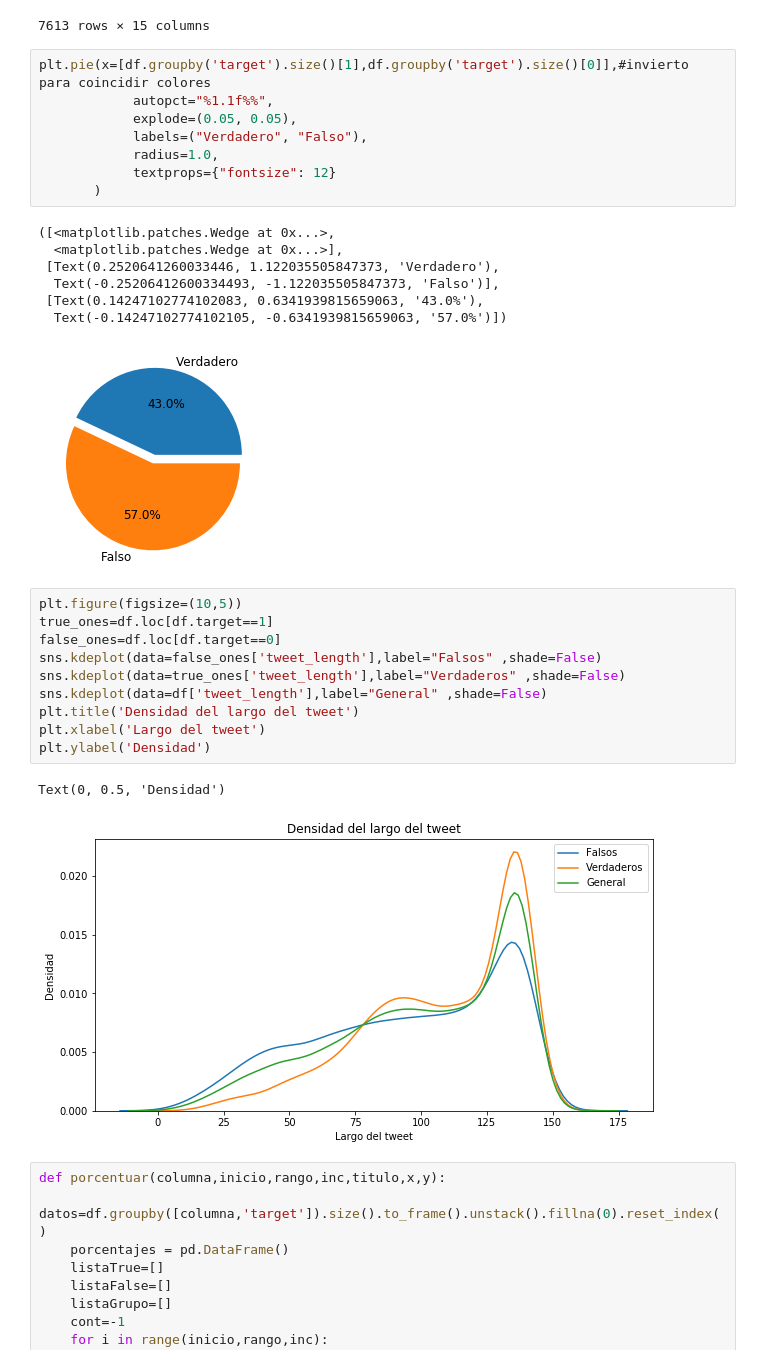
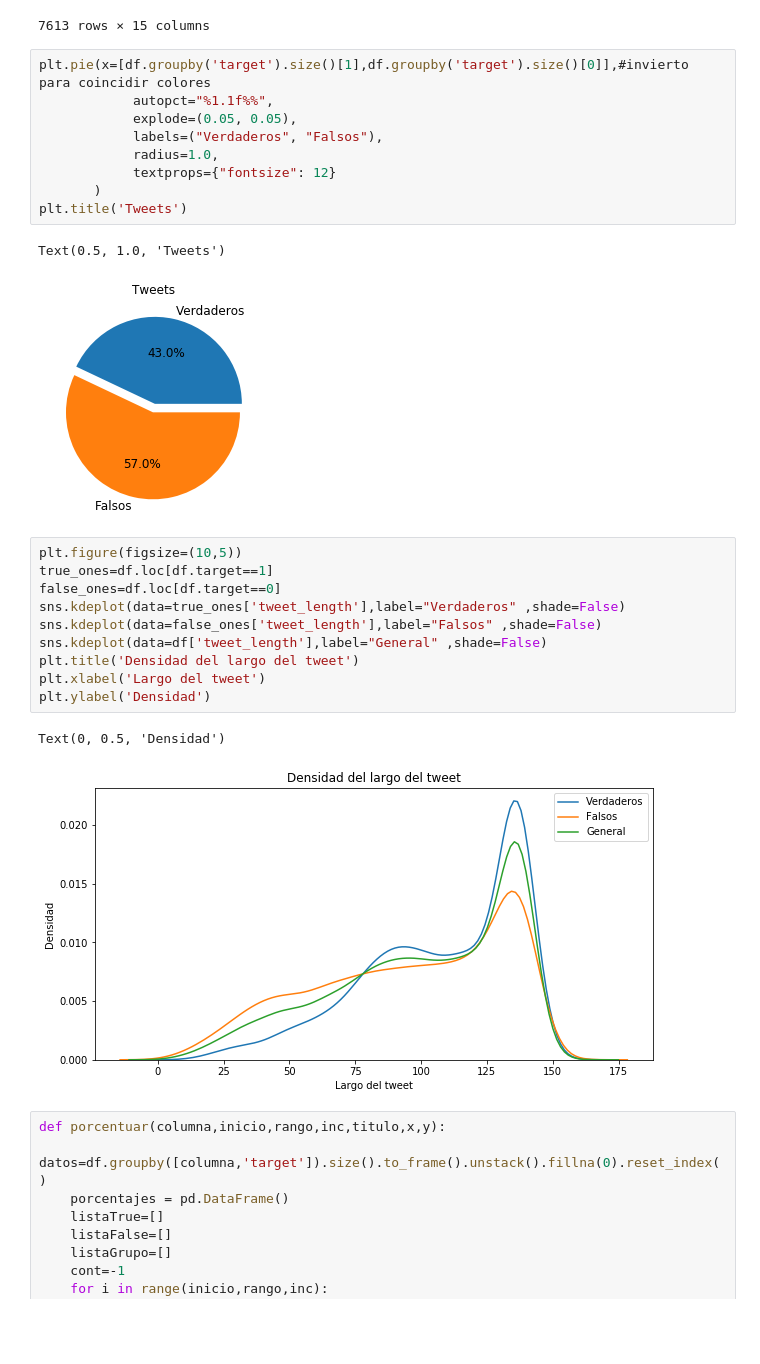
Before and after one commit to pabliyo/coronadatos, a Jupyter notebook: TP1-AnalisisText-SimbolosYNumeros.ipynb, the cells around one changed output. Drawn from its saved outputs; the diff is of its cells as text; blank space fills up the shorter version.

Commit message:
fix menor de titulo visualizacion

```diff
--- a/TP1-AnalisisText-SimbolosYNumeros.ipynb
+++ b/TP1-AnalisisText-SimbolosYNumeros.ipynb
@@ -65,32 +65,28 @@ df
 # %%
 plt.pie(x=[df.groupby('target').size()[1],df.groupby('target').size()[0]],#invierto para coincidir colores
             autopct="%1.1f%%",
             explode=(0.05, 0.05),
-            labels=("Verdadero", "Falso"),
+            labels=("Verdaderos", "Falsos"),
             radius=1.0,
             textprops={"fontsize": 12}
        )
+plt.title('Tweets')
 # %% [output]
-([<matplotlib.patches.Wedge at 0x...>,
-  <matplotlib.patches.Wedge at 0x...>],
- [Text(0.2520641260033446, 1.122035505847373, 'Verdadero'),
-  Text(-0.25206412600334493, -1.122035505847373, 'Falso')],
- [Text(0.14247102774102083, 0.6341939815659063, '43.0%'),
-  Text(-0.14247102774102105, -0.6341939815659063, '57.0%')])
+Text(0.5, 1.0, 'Tweets')
-[figure, old version]
+[figure, new version]
 # %%
 plt.figure(figsize=(10,5))
 true_ones=df.loc[df.target==1]
 false_ones=df.loc[df.target==0]
+sns.kdeplot(data=true_ones['tweet_length'],label="Verdaderos" ,shade=False)
 sns.kdeplot(data=false_ones['tweet_length'],label="Falsos" ,shade=False)
-sns.kdeplot(data=true_ones['tweet_length'],label="Verdaderos" ,shade=False)
 sns.kdeplot(data=df['tweet_length'],label="General" ,shade=False)
 plt.title('Densidad del largo del tweet')
 plt.xlabel('Largo del tweet')
 plt.ylabel('Densidad')
 # %% [output]
 Text(0, 0.5, 'Densidad')
-[figure, old version]
+[figure, new version]
 # %%
 def porcentuar(columna,inicio,rango,inc,titulo,x,y):
     datos=df.groupby([columna,'target']).size().to_frame().unstack().fillna(0).reset_index()
```
